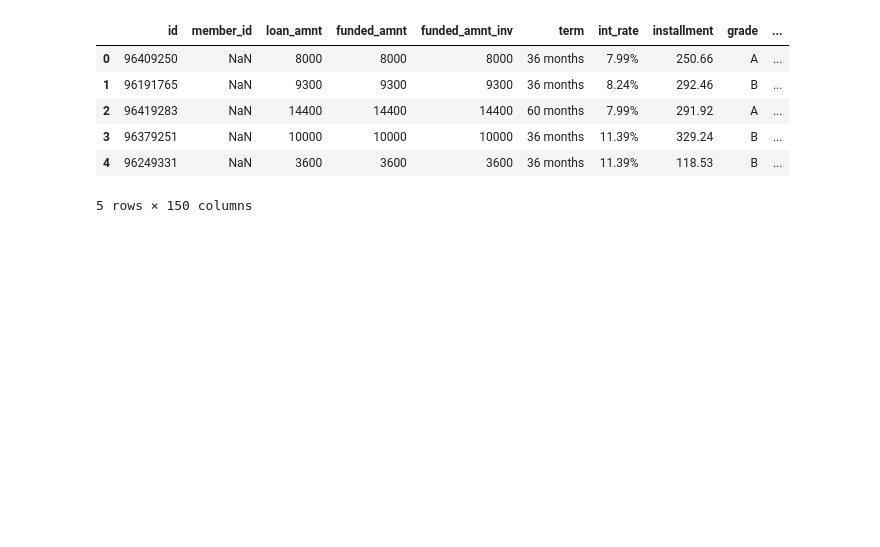
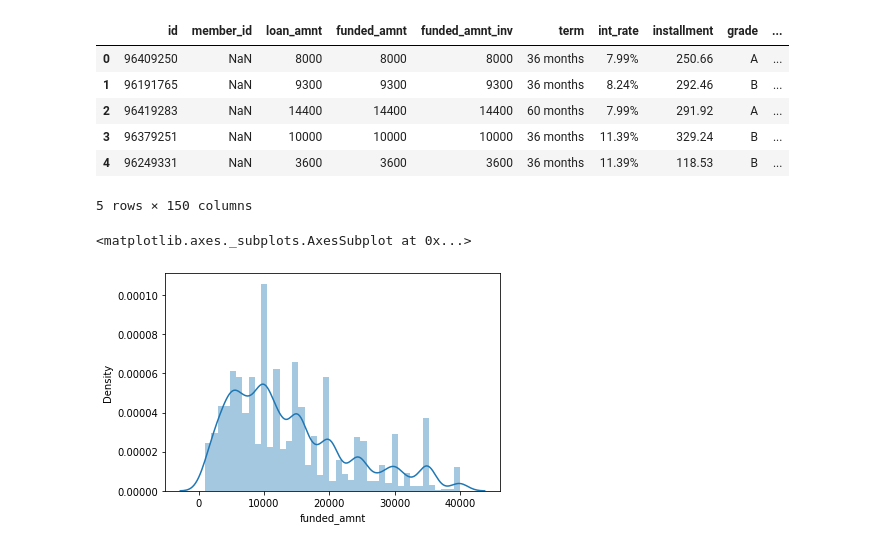
Before and after one commit to cjflanagan/example_repo_office_hours, a Jupyter notebook: office_hours_github_example.ipynb, the cells around one changed output. Saved outputs shown, nothing was run; the diff lists cells and outputs as text; code cells hidden in the pictures; blank space fills up the shorter version.

Commit message:
Adding seaborn chart

```diff
--- a/office_hours_github_example.ipynb
+++ b/office_hours_github_example.ipynb
@@ -14,3 +15,8 @@ example_data_from_github.head()
 | 3 | 96379251 | NaN | 10000 | 10000 | 10000 | 36 months | 11.39% | 329.24 | B | ... |
 | 4 | 96249331 | NaN | 3600 | 3600 | 3600 | 36 months | 11.39% | 118.53 | B | ... |
 5 rows × 150 columns
+# %%
+sns.distplot(example_data_from_github.funded_amnt)
+# %% [output]
+<matplotlib.axes._subplots.AxesSubplot at 0x...>
+[figure, added]
```
Also changed, not shown: parts of 1 cell of this notebook.
